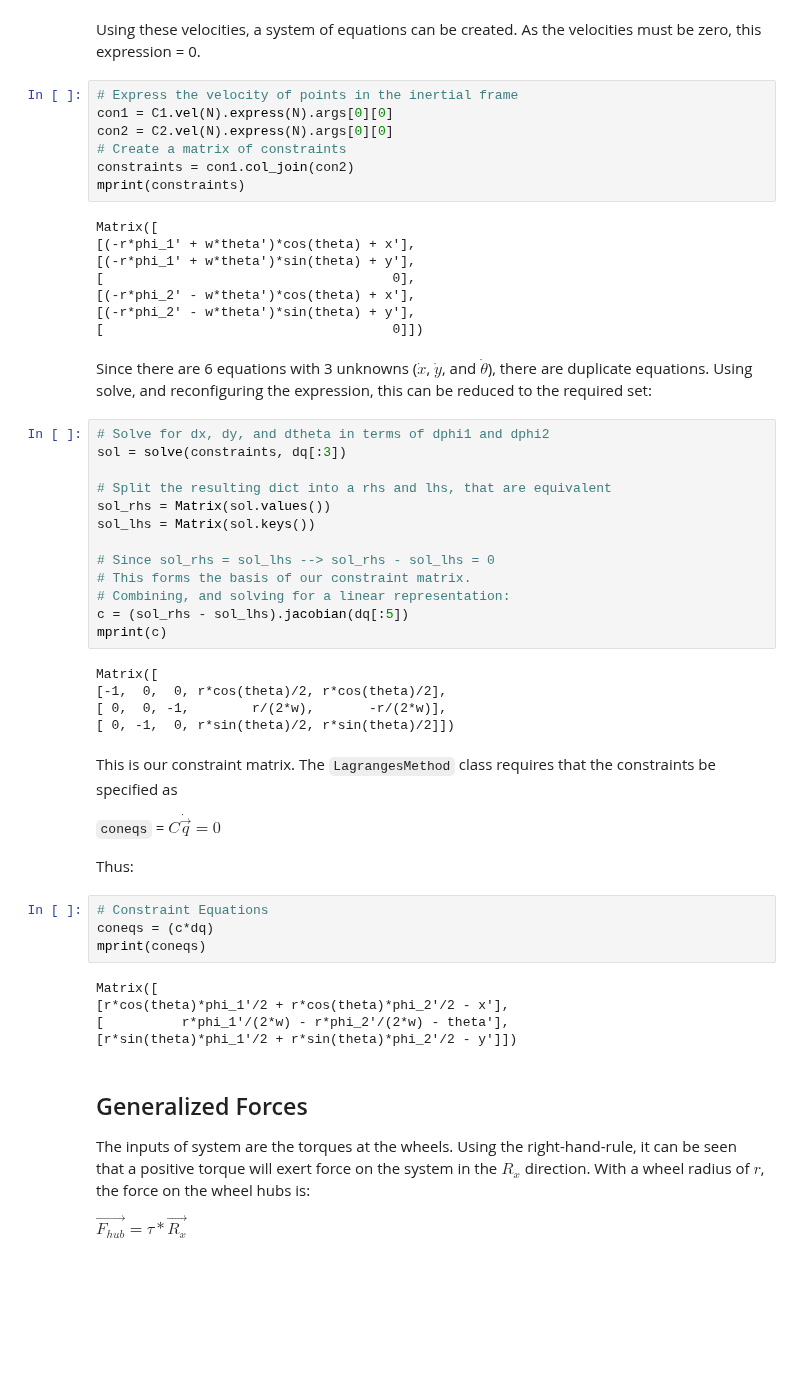
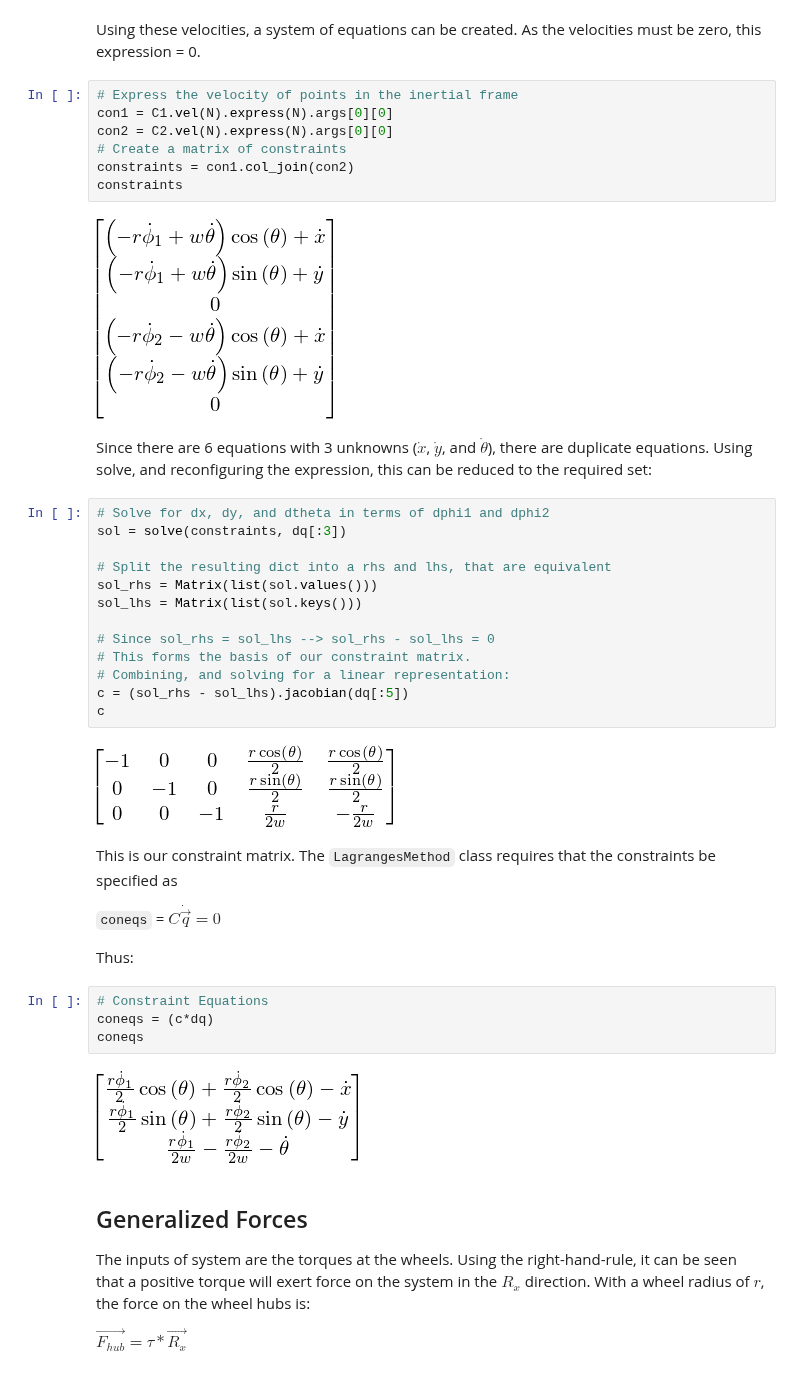
Before and after one commit to pydy/pydy, a Jupyter notebook: examples/differential_drive/Differential Drive.ipynb, the cells around one changed output. Saved outputs shown, nothing was run; the diff lists cells and outputs as text; blank space fills up the shorter version.

```diff
--- a/examples/differential_drive/Differential Drive.ipynb
+++ b/examples/differential_drive/Differential Drive.ipynb
@@ -142,18 +144,12 @@ Using these velocities, a system of equations can be created. As the velocities
 # %%
 # Express the velocity of points in the inertial frame
 con1 = C1.vel(N).express(N).args[0][0]
 con2 = C2.vel(N).express(N).args[0][0]
 # Create a matrix of constraints
 constraints = con1.col_join(con2)
-mprint(constraints)
+constraints
 # %% [output]
-Matrix([
-[(-r*phi_1' + w*theta')*cos(theta) + x'],
-[(-r*phi_1' + w*theta')*sin(theta) + y'],
-[                                     0],
-[(-r*phi_2' - w*theta')*cos(theta) + x'],
-[(-r*phi_2' - w*theta')*sin(theta) + y'],
-[                                     0]])
+[figure, added]
 # %% [markdown]
 Since there are 6 equations with 3 unknowns ($\dot{x}$, $\dot{y}$, and $\dot{\theta}$), there are duplicate equations. Using solve, and reconfiguring the expression, this can be reduced to the required set:
 # %%
@@ -161,19 +157,16 @@ Since there are 6 equations with 3 unknowns ($\dot{x}$, $\dot{y}$, and $\dot{\th
 sol = solve(constraints, dq[:3])
 
 # Split the resulting dict into a rhs and lhs, that are equivalent
-sol_rhs = Matrix(sol.values())
-sol_lhs = Matrix(sol.keys())
+sol_rhs = Matrix(list(sol.values()))
+sol_lhs = Matrix(list(sol.keys()))
 
 # Since sol_rhs = sol_lhs --> sol_rhs - sol_lhs = 0
 # This forms the basis of our constraint matrix.
 # Combining, and solving for a linear representation:
 c = (sol_rhs - sol_lhs).jacobian(dq[:5])
-mprint(c)
+c
 # %% [output]
-Matrix([
-[-1,  0,  0, r*cos(theta)/2, r*cos(theta)/2],
-[ 0,  0, -1,        r/(2*w),       -r/(2*w)],
-[ 0, -1,  0, r*sin(theta)/2, r*sin(theta)/2]])
+[figure, added]
 # %% [markdown]
 This is our constraint matrix. The `LagrangesMethod` class requires that the constraints be specified as
 
@@ -183,12 +176,9 @@ Thus:
 # %%
 # Constraint Equations
 coneqs = (c*dq)
-mprint(coneqs)
+coneqs
 # %% [output]
-Matrix([
-[r*cos(theta)*phi_1'/2 + r*cos(theta)*phi_2'/2 - x'],
-[          r*phi_1'/(2*w) - r*phi_2'/(2*w) - theta'],
-[r*sin(theta)*phi_1'/2 + r*sin(theta)*phi_2'/2 - y']])
+[figure, added]
 # %% [markdown]
 ## Generalized Forces
 
```
Also changed, not shown: parts of 4 cells of this notebook.
